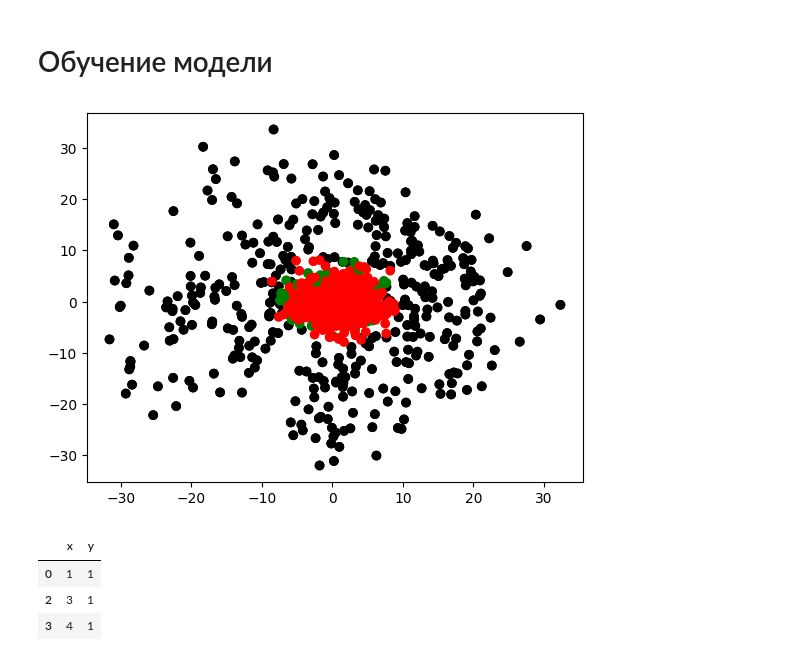
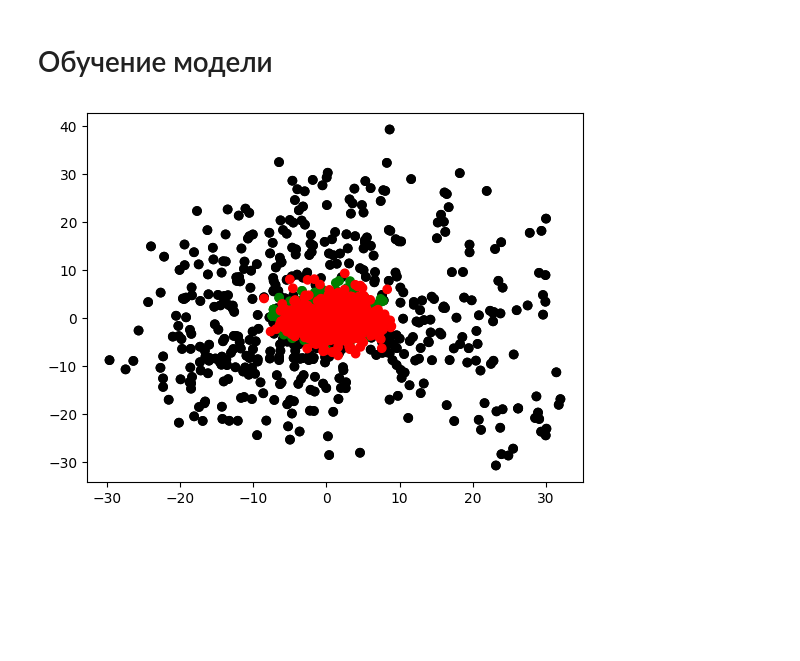
Before and after one commit to Y3g9r/Vector-base-NEL, a Jupyter notebook: src/disambiguator/disambiguator_vectors_build_research.ipynb, the cells around one changed output. Drawn from its saved outputs; the diff is of its cells as text; code cells hidden in the pictures; blank space fills up the shorter version.

```diff
--- a/src/disambiguator/disambiguator_vectors_build_research.ipynb
+++ b/src/disambiguator/disambiguator_vectors_build_research.ipynb
@@ -219,8 +219,8 @@ data_X, data_Y = data_preparation(df.text,
                                                                 do_lower_case=True),
                                   max_len)
 
-dataset = DisambiguationDataset(data_X[:800], data_Y[:800])
-loader = DataLoader(dataset=dataset, batch_size=800,shuffle=False, drop_last=True)
+dataset = DisambiguationDataset(data_X[:980], data_Y[:980])
+loader = DataLoader(dataset=dataset, batch_size=980,shuffle=False, drop_last=True)
 bv = BertVectors("cuda:0")
 
 vect_dict = {"text":[], "def":[], "label": []}
@@ -244,31 +244,31 @@ for i,batch in enumerate(loader):
 
     vect_dict["text"].append(x1.detach().cpu().numpy())
     vect_dict["def"].append(x2.detach().cpu().numpy())
     vect_dict["label"].append(target.detach().cpu().numpy())
 
     vect_dict["text"] = vect_dict["text"][0]
     vect_dict["def"] = vect_dict["def"][0]
     vect_dict["label"] = vect_dict["label"][0]
 
     pca = PCA(n_components=2, random_state=42)
     text_2d = pd.DataFrame(pca.fit_transform(vect_dict["text"]), columns=['x1', 'x2'])
     text_2d['label'] = 'black'
 
     def_2d = pd.DataFrame(pca.fit_transform(vect_dict["def"]), columns=['x1', 'x2'])
     def_2d['label'] = vect_dict["label"]
 
     def_p_2d = pd.DataFrame(def_2d[def_2d['label']==1], columns=['x1', 'x2'])
     def_p_2d['label'] = 'green'
 
     def_n_2d = pd.DataFrame(def_2d[def_2d['label']==0], columns=['x1', 'x2'])
     def_n_2d['label'] = 'red'
 
 
     fig = plt.figure()
     ax1 = fig.add_subplot(111)
     ax1.scatter(x=text_2d['x1'], y=text_2d['x2'], color=text_2d['label'],label = "text")
     ax1.scatter(x=def_p_2d['x1'], y=def_p_2d['x2'], color=def_p_2d['label'], label = "def_p")
     ax1.scatter(x=def_n_2d['x1'], y=def_n_2d['x2'], color=def_n_2d['label'], label = "def_n")
     fig.show()
 # %% [output]
-[figure, old version]
+[figure, new version]
@@ -277,8 +274,0 @@ df = pd.DataFrame({'x':[1,2,3,4,5],'y':[1,0,1,1,0]})
-# %%
-df1=df[df['y']==1]
-df1
-# %% [output]
-|  | x | y |
-| 0 | 1 | 1 |
-| 2 | 3 | 1 |
-| 3 | 4 | 1 |
```
Also changed, not shown: parts of 1 cell of this notebook.
